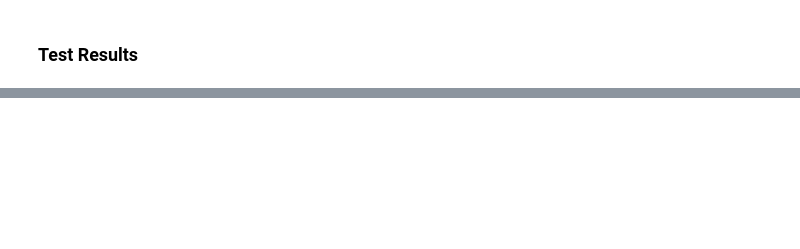
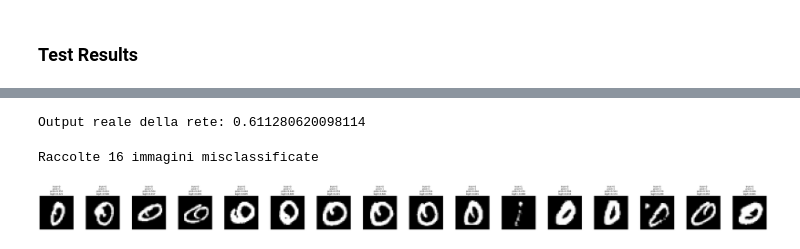
Before and after one commit to a-ciarniello/Tropical_Simplex, a Jupyter notebook: MLP_Tropical.ipynb, the cells around one changed output, grey strips where cells are left out. Saved outputs shown, nothing was run; the diff lists cells and outputs as text; code cells hidden in the pictures; blank space fills up the shorter version.

```diff
--- a/MLP_Tropical.ipynb
+++ b/MLP_Tropical.ipynb
@@ -558,0 +466,54 @@ Test RMSE : 1.3179
+# %%
+# Nel notebook:
+with torch.no_grad():
+    out = model(img_tensor.unsqueeze(0))
+    print(f"Output reale della rete: {torch.sigmoid(out).item()}")
+# %% [output]
+Output reale della rete: 0.611280620098114
+# %%
+# Trova e mostra alcune immagini misclassificate con probabilità e logit
+misclassified = []
+model.eval()
+with torch.no_grad():
+    for x, y in test_loader:
+        logits = model(x)
+        probs = torch.sigmoid(logits).squeeze(1)
+        preds = (probs >= 0.5).long()
+        mism = preds != y
+        if mism.any():
+            for img, true_lbl, pred_lbl, prob, logit in zip(
+                x[mism], y[mism], preds[mism], probs[mism], logits.squeeze(1)[mism]
+            ):
+                misclassified.append(
+                    {
+                        "img": img.cpu(),
+                        "true": int(true_lbl.item()),
+                        "pred": int(pred_lbl.item()),
+                        "prob": float(prob.item()),
+                        "logit": float(logit.item()),
+                    }
+                )
+                if len(misclassified) >= 20:
+                    break
+        if len(misclassified) >= 20:
+            break
+
+print(f"Raccolte {len(misclassified)} immagini misclassificate")
+
+# Visualizza le prime n immagini misclassificate
+n_show = min(20, len(misclassified))
+fig, axes = plt.subplots(1, n_show, figsize=(3 * n_show, 3))
+if n_show == 1:
+    axes = [axes]
+for ax, sample in zip(axes, misclassified[:n_show]):
+    ax.imshow(sample["img"].squeeze().numpy(), cmap="gray")
+    ax.axis("off")
+    ax.set_title(
+        f"true={sample['true']}\npred={sample['pred']}\nprob={sample['prob']:.3f}\nlogit={sample['logit']:.3f}",
+        fontsize=10,
+    )
+plt.tight_layout()
+plt.show()
+# %% [output]
+Raccolte 16 immagini misclassificate
+[figure, added]
```
Also changed, not shown: parts of 21 cells of this notebook, 22 other files.
